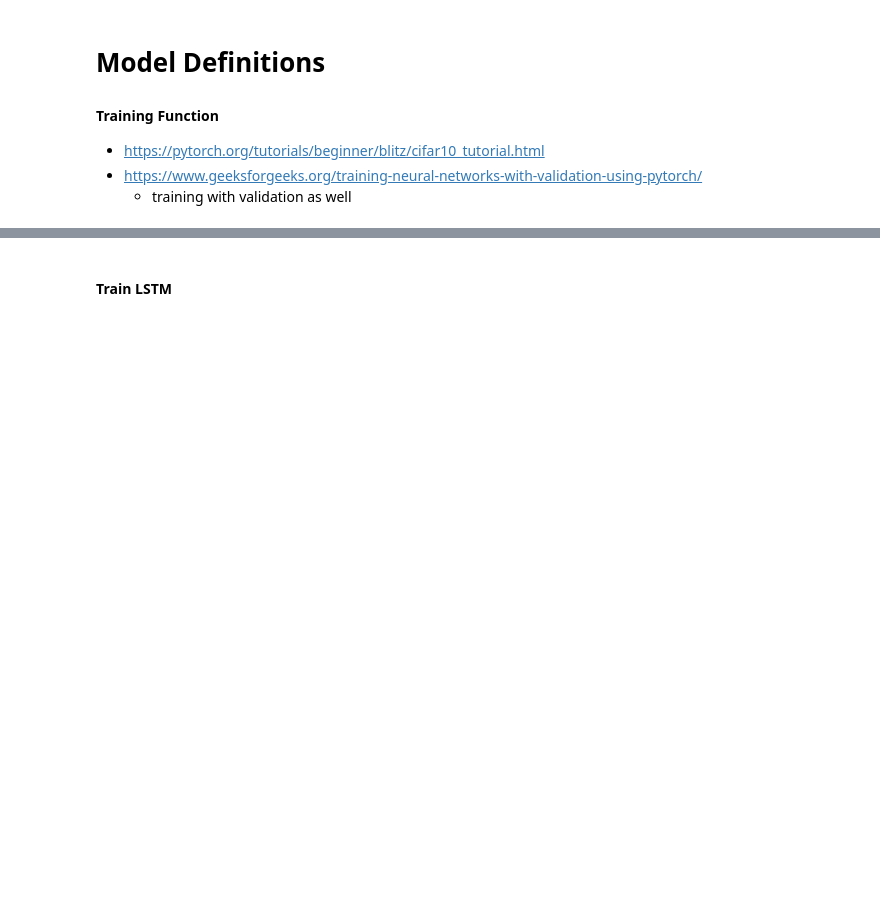
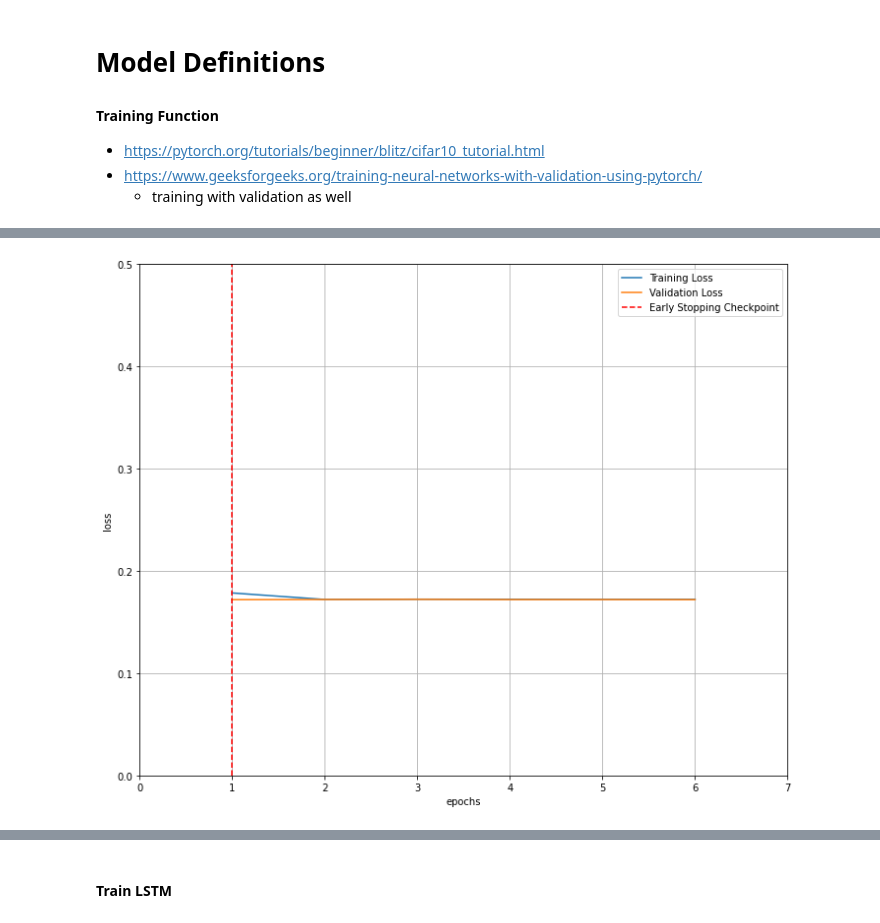
Before and after one commit to jonathanwozny6/ShopperIntentPredictionClickstream, a Jupyter notebook: main.ipynb, the cells around one changed output, grey strips where cells are left out. Drawn from its saved outputs; the diff is of its cells as text; code cells hidden in the pictures; blank space fills up the shorter version.

```diff
--- a/main.ipynb
+++ b/main.ipynb
@@ -229,0 +114,4 @@ def print_metrics(model, model_name, num_classes, train_dl, test_dl):
+# %%
+# select GPU / CPU
+device = 'cuda:0' if torch.cuda.is_available() else 'cpu'
+print('Device:', device)
@@ -421,14 +121,0 @@ test_dataloader_3 = get_dataloaders(3, batch_size)
-# %%
-# model parameters for instantiation
-input_size = seq_arrays.shape[2]
-hidden_size = 32
-output_size = 2
-n_layers = 1
-
-#instantiate model
-rnn = RNNClassifier(input_size, hidden_size, output_size, n_layers)
-
-loss_fn_rnn = torch.nn.CrossEntropyLoss() # SHOULD USE WEIGHT PARAMETER SINCE UNBALANCED
-learning_rate = 0.001
-
-optimizer_rnn = torch.optim.Adam(rnn.parameters(), lr=learning_rate)
@@ -435,4 +150,4 @@ optimizer_rnn = torch.optim.Adam(rnn.parameters(), lr=learning_rate)
 # %%
 # train
-num_epochs = 3
-rnn = train_model(rnn, loss_fn_rnn, optimizer_rnn, num_epochs, train_dataloader_2, val_dataloader_2)
+num_epochs = 6
+rnn, rnn_train_loss, rnn_val_loss = train_model(rnn, loss_fn_rnn, optimizer_rnn, num_epochs, train_dataloader, val_dataloader, 2, path, device, False)
@@ -439,3 +168,24 @@ rnn = train_model(rnn, loss_fn_rnn, optimizer_rnn, num_epochs, train_dataloader_
+# %%
+# visualize the loss as the network trained
+fig = plt.figure(figsize=(10,8))
+plt.plot(range(1,len(rnn_train_loss)+1),rnn_train_loss, label='Training Loss')
+plt.plot(range(1,len(rnn_val_loss)+1),rnn_val_loss,label='Validation Loss')
+
+# find position of lowest validation loss
+minposs = rnn_val_loss.index(min(rnn_val_loss))+1
+plt.axvline(minposs, linestyle='--', color='r',label='Early Stopping Checkpoint')
+
+plt.xlabel('epochs')
+plt.ylabel('loss')
+plt.ylim(0, 0.5) # consistent scale
+plt.xlim(0, len(rnn_train_loss)+1) # consistent scale
+plt.grid(True)
+plt.legend()
+plt.tight_layout()
+plt.show()
+fig.savefig('loss_plot.png', bbox_inches='tight')
+# %% [output]
+[figure, added]
 # %%
 print("-----------------------------------------------------------------------------------")
 print("RNN Metrics")
```
Also changed, not shown: parts of 57 cells of this notebook, 5 other files.
